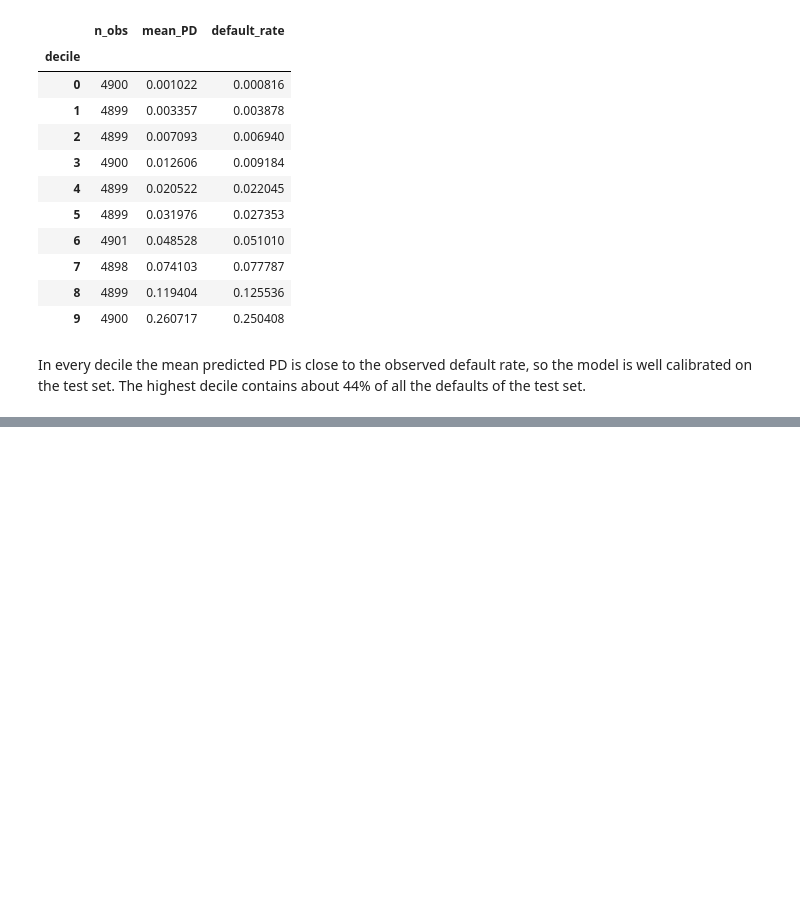
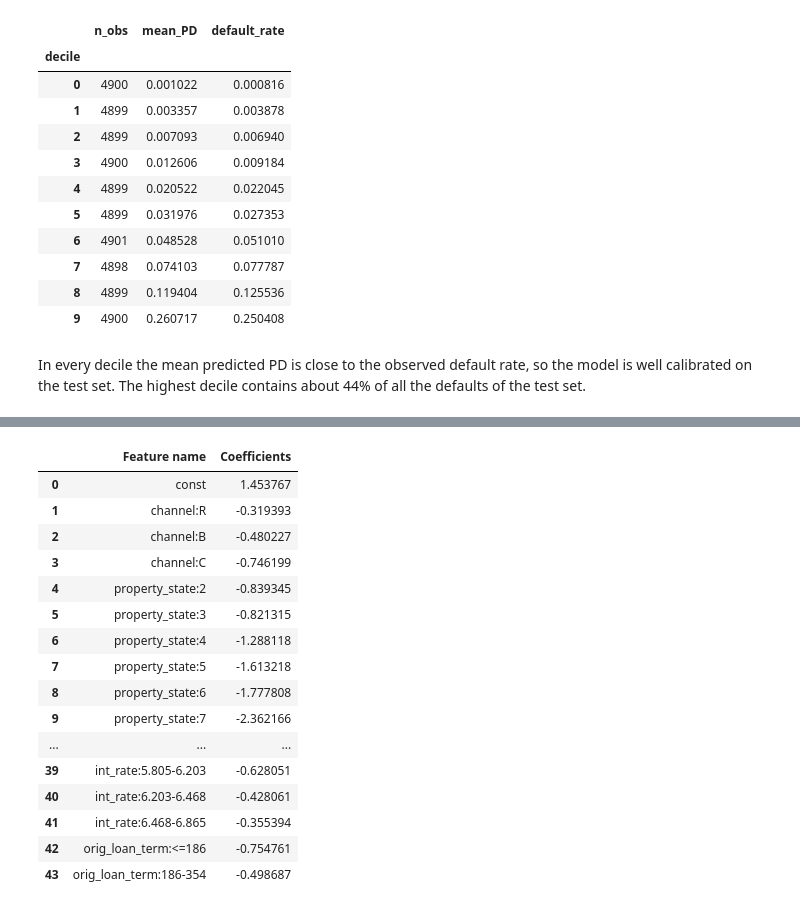
Before and after one commit to keramidasvasilis/credit-risk-el, a Jupyter notebook: notebooks/02_pd_model.ipynb, the cells around one changed output, grey strips where cells are left out. Saved outputs shown, nothing was run; the diff lists cells and outputs as text; code cells hidden in the pictures; blank space fills up the shorter version.

```diff
--- a/notebooks/02_pd_model.ipynb
+++ b/notebooks/02_pd_model.ipynb
@@ -1797,0 +1829,21 @@ In every decile the mean predicted PD is close to the observed default rate, so
+# %%
+df_scorecard = pd.DataFrame({'Feature name': logit_results.params.index, 'Coefficients': logit_results.params.values})
+df_scorecard
+# %% [output]
+|  | Feature name | Coefficients |
+| 0 | const | 1.453767 |
+| 1 | channel:R | -0.319393 |
+| 2 | channel:B | -0.480227 |
+| 3 | channel:C | -0.746199 |
+| 4 | property_state:2 | -0.839345 |
+| 5 | property_state:3 | -0.821315 |
+| 6 | property_state:4 | -1.288118 |
+| 7 | property_state:5 | -1.613218 |
+| 8 | property_state:6 | -1.777808 |
+| 9 | property_state:7 | -2.362166 |
+| ... | ... | ... |
+| 39 | int_rate:5.805-6.203 | -0.628051 |
+| 40 | int_rate:6.203-6.468 | -0.428061 |
+| 41 | int_rate:6.468-6.865 | -0.355394 |
+| 42 | orig_loan_term:<=186 | -0.754761 |
+| 43 | orig_loan_term:186-354 | -0.498687 |
```
Also changed, not shown: parts of 23 cells of this notebook, 2 other files.
